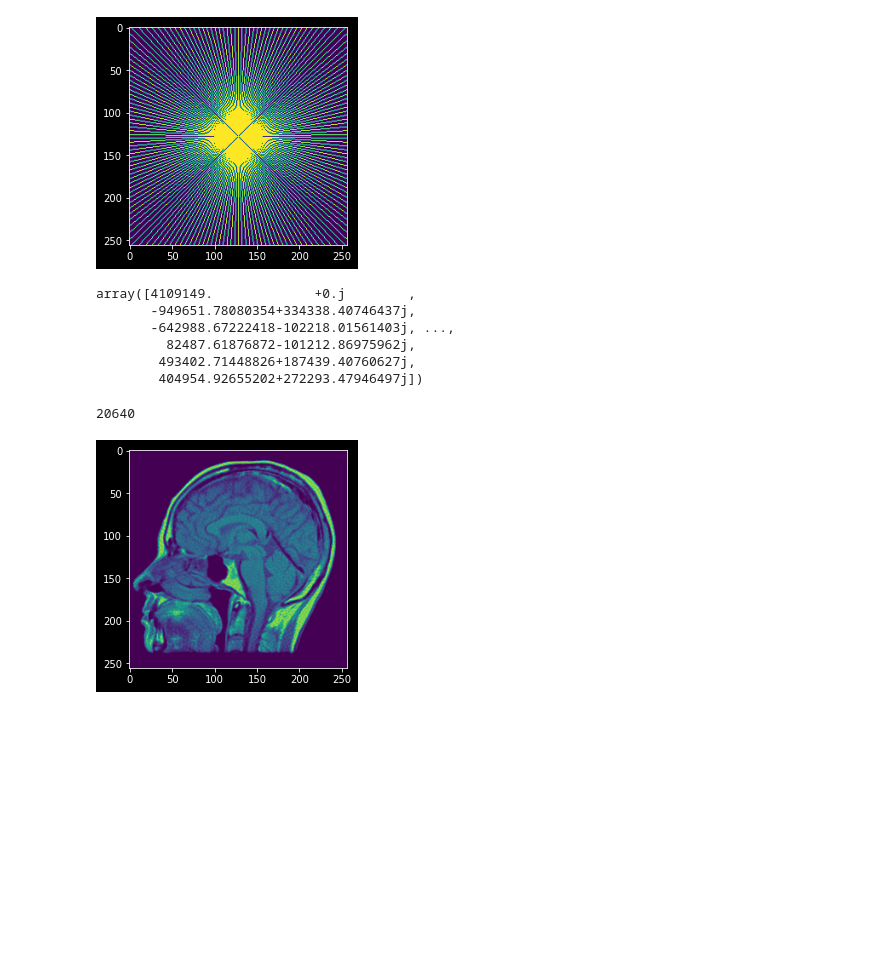
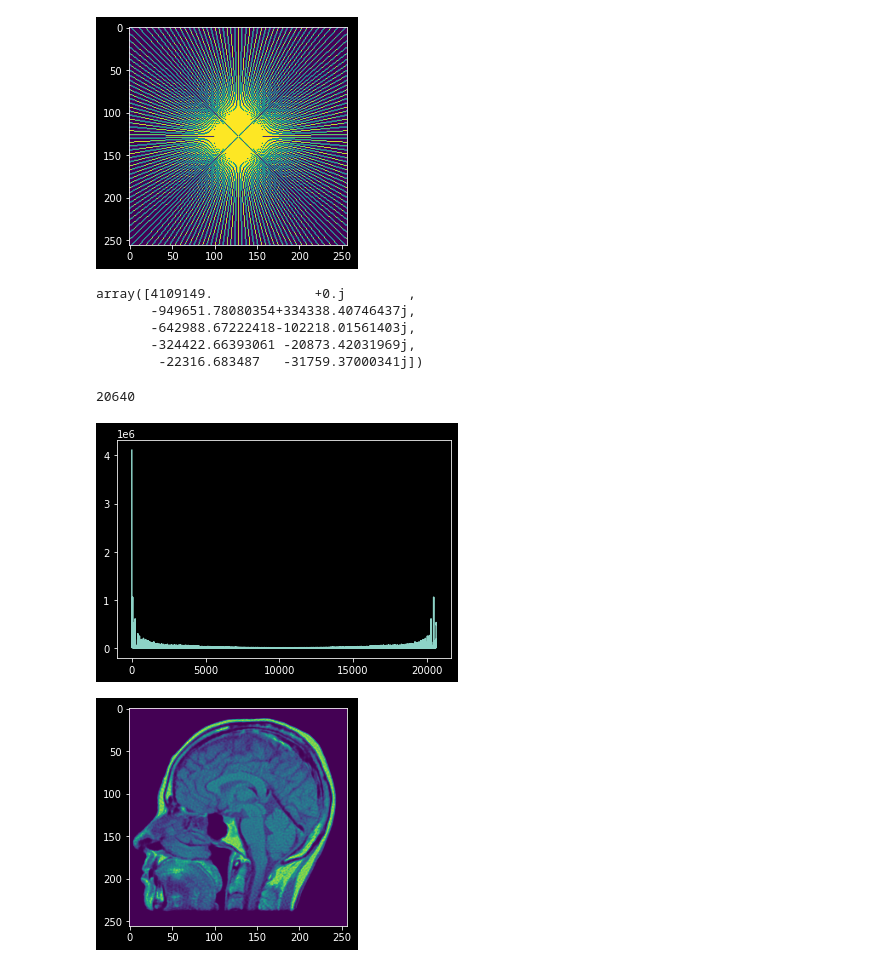
Before and after one commit to gabrielziegler3/CoDePPI, a Jupyter notebook: demos/reconstruction/cs-radial-mri.ipynb, the cells around one changed output. Cells and saved outputs as stored; diff of their text form; code cells hidden in the pictures; blank space fills up the shorter version.

```diff
--- a/demos/reconstruction/cs-radial-mri.ipynb
+++ b/demos/reconstruction/cs-radial-mri.ipynb
@@ -63,16 +62,18 @@ plt.imshow(radial_matrix)
 [figure]
 # %%
 b = np.fft.fft2(img).flatten()[samples_rows]
-b
+# b = np.fft.fftshift(b)
+b[:5]
 b.size
+_ = plt.plot(np.abs(b))
 # %% [output]
 array([4109149.             +0.j        ,
        -949651.78080354+334338.40746437j,
-       -642988.67222418-102218.01561403j, ...,
-         82487.61876872-101212.86975962j,
-        493402.71448826+187439.40760627j,
-        404954.92655202+272293.47946497j])
+       -642988.67222418-102218.01561403j,
+       -324422.66393061 -20873.42031969j,
+        -22316.683487   -31759.37000341j])
 20640
+[figure, added]
 # %%
 stacked_image_size = rows * cols
 
```
Also changed, not shown: parts of 1 cell of this notebook, 6 other files.
